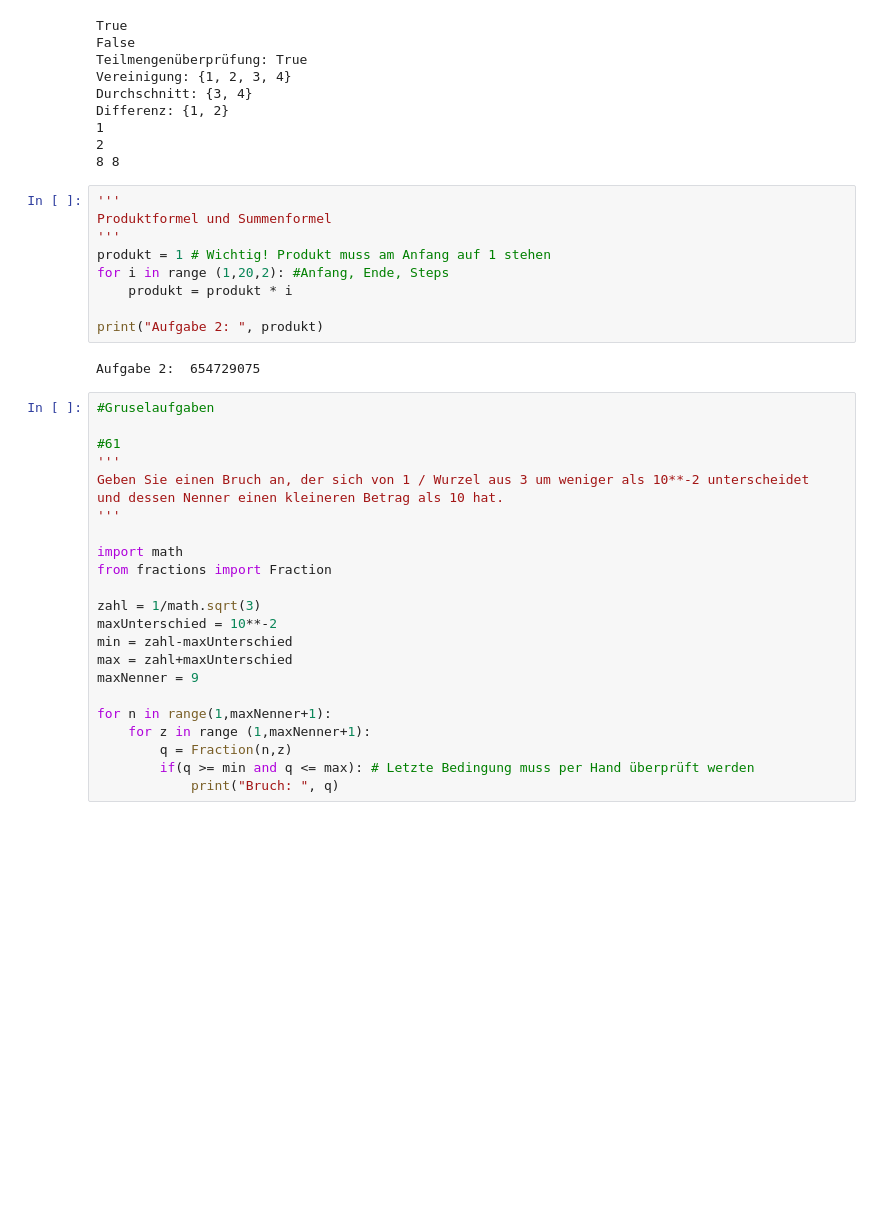
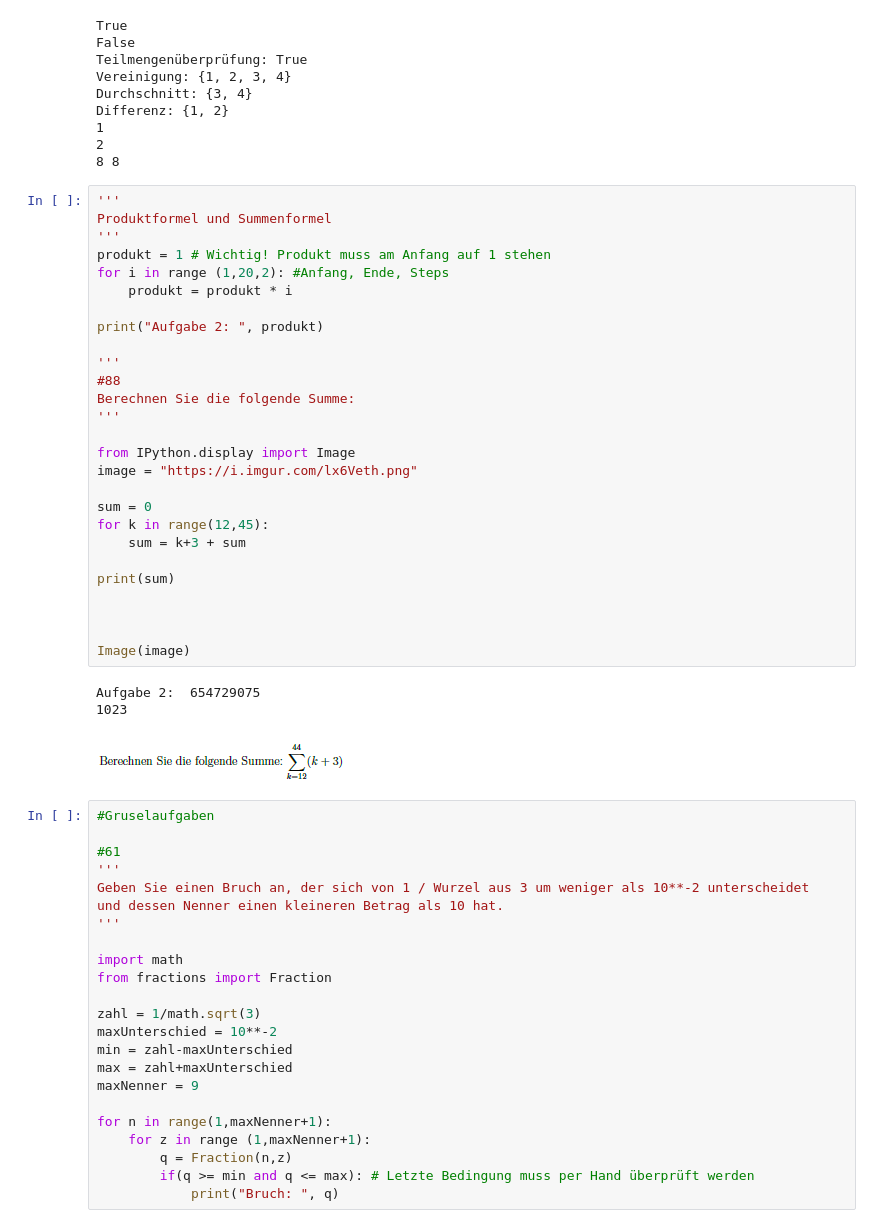
Before and after one commit to ColePfeiffer/Mathe1, a Jupyter notebook: Tim/aktuell/Python Skripte (sortiert) Mathe 1.ipynb, the cells around one changed output. Cells and saved outputs as stored; diff of their text form; blank space fills up the shorter version.

```diff
--- a/Tim/aktuell/Python Skripte (sortiert) Mathe 1.ipynb
+++ b/Tim/aktuell/Python Skripte (sortiert) Mathe 1.ipynb
@@ -390,14 +390,34 @@ Differenz: {1, 2}
 # %%
 '''
 Produktformel und Summenformel
 '''
 produkt = 1 # Wichtig! Produkt muss am Anfang auf 1 stehen
 for i in range (1,20,2): #Anfang, Ende, Steps
     produkt = produkt * i
 
 print("Aufgabe 2: ", produkt)
+
+'''
+#88
+Berechnen Sie die folgende Summe:
+'''
+
+from IPython.display import Image
+image = "https://i.imgur.com/lx6Veth.png"
+
+sum = 0
+for k in range(12,45):
+    sum = k+3 + sum
+
+print(sum)
+
+
+
+Image(image)
 # %% [output]
 Aufgabe 2:  654729075
+1023
+[figure, added]
 # %%
 #Gruselaufgaben
 
```
Also changed, not shown: 5 other files.
